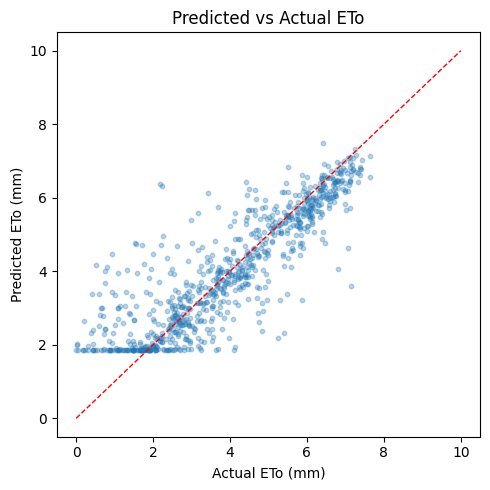
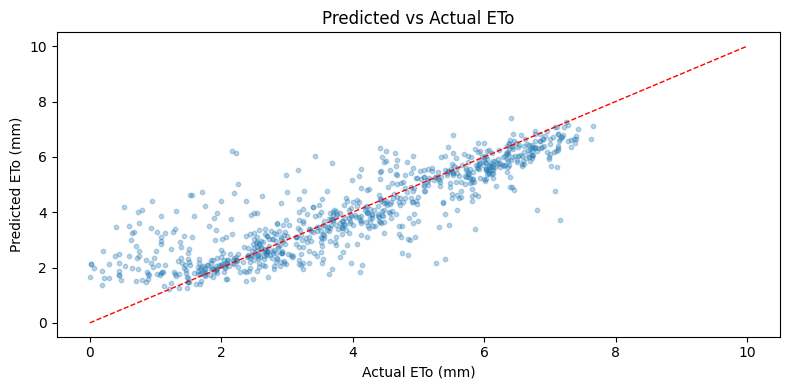
The notebook cell's code change between the first figure and the second:
--- before
+++ after
@@ -1,3 +1,3 @@
-plt.figure(figsize=(5, 5))
+plt.figure(figsize=(8, 4))
 plt.scatter(actuals_mm, preds_mm, alpha=0.3, s=10)
 plt.plot([0, 10], [0, 10], 'r--', linewidth=1)

Commit: update notebook comments